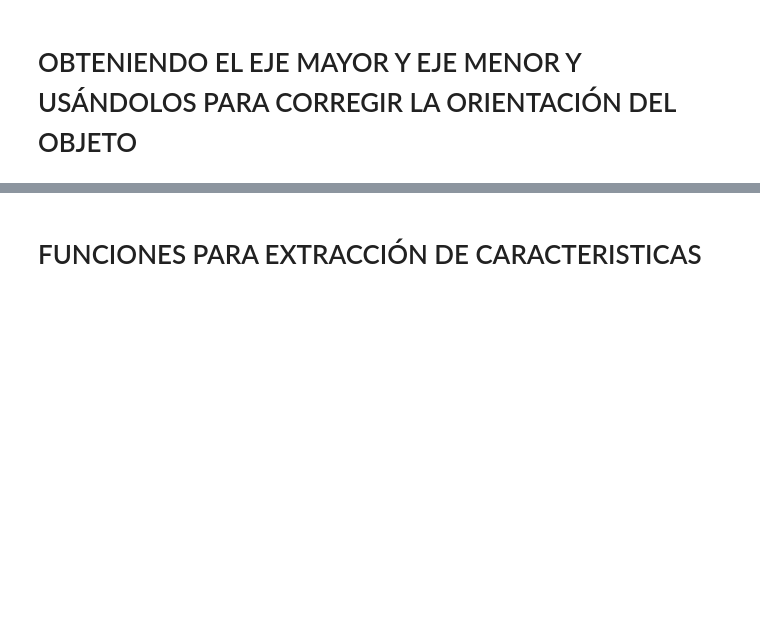
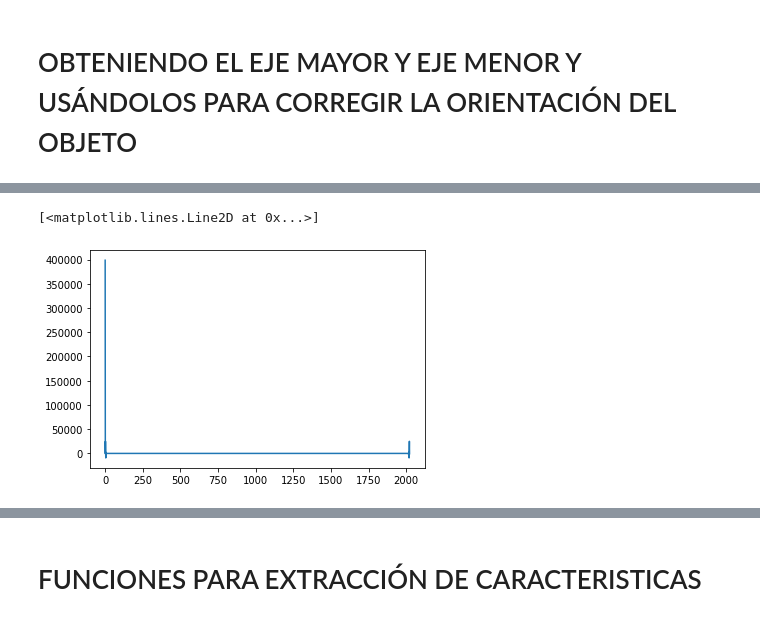
Before and after one commit to dipaco/mole-classification, a Jupyter notebook: conf-tests/melanomas.ipynb, the cells around one changed output, grey strips where cells are left out. Drawn from its saved outputs; the diff is of its cells as text; code cells hidden in the pictures; blank space fills up the shorter version.

```diff
--- a/conf-tests/melanomas.ipynb
+++ b/conf-tests/melanomas.ipynb
@@ -334,0 +374,5 @@ ax.plot(bx, by, '-b', linewidth=2.5)
+# %%
+plt.plot(fourier_distances)
+# %% [output]
+[<matplotlib.lines.Line2D at 0x...>]
+[figure, added]
```
Also changed, not shown: parts of 16 cells of this notebook.
